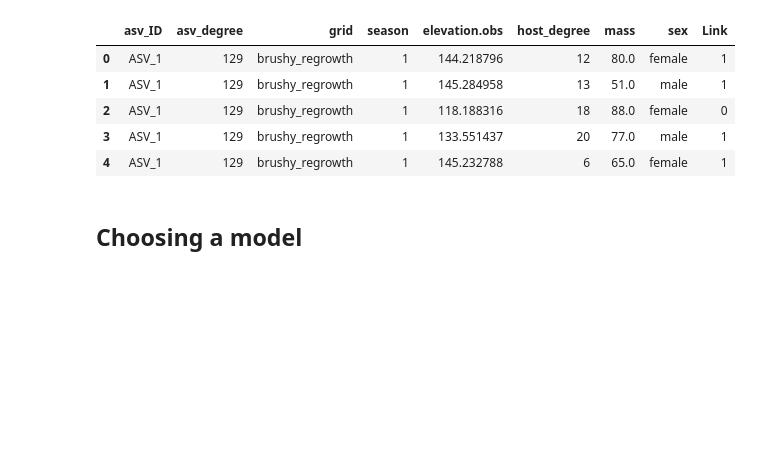
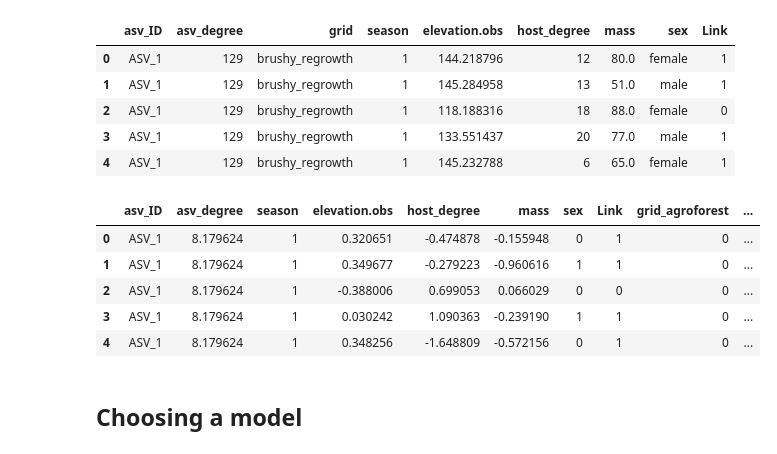
Before and after one commit to Ecological-Complexity-Lab/link_prediction_project, a Jupyter notebook: MLmodel.ipynb, the cells around one changed output. Drawn from its saved outputs; the diff is of its cells as text; code cells hidden in the pictures; blank space fills up the shorter version.

```diff
--- a/MLmodel.ipynb
+++ b/MLmodel.ipynb
@@ -42,15 +45,23 @@ df_mandena_filtered.head()
 # %%
 # Convert "sex" column to numeric
 df_mandena_filtered.loc[:, "sex"] = df_mandena_filtered["sex"].map({"female": 0, "male": 1})
 # Scale "mass", "asv_degree", "elevation.obs" and "host_degree" columns
 scaler = StandardScaler()
 df_mandena_filtered.loc[:, "mass"] = scaler.fit_transform(df_mandena_filtered[["mass"]])
 df_mandena_filtered.loc[:, "asv_degree"] = scaler.fit_transform(df_mandena_filtered[["asv_degree"]])
 df_mandena_filtered.loc[:, "elevation.obs"] = scaler.fit_transform(df_mandena_filtered[["elevation.obs"]])
 df_mandena_filtered.loc[:, "host_degree"] = scaler.fit_transform(df_mandena_filtered[["host_degree"]])
 
 # Get dummies for "grid" column
 df_mandena_filtered = pd.get_dummies(df_mandena_filtered, columns=["grid"], dtype="int", drop_first=True)
+df_mandena_filtered.head()
+# %% [output]
+|  | asv_ID | asv_degree | season | elevation.obs | host_degree | mass | sex | Link | grid_agroforest | ... |
+| 0 | ASV_1 | 8.179624 | 1 | 0.320651 | -0.474878 | -0.155948 | 0 | 1 | 0 | ... |
+| 1 | ASV_1 | 8.179624 | 1 | 0.349677 | -0.279223 | -0.960616 | 1 | 1 | 0 | ... |
+| 2 | ASV_1 | 8.179624 | 1 | -0.388006 | 0.699053 | 0.066029 | 0 | 0 | 0 | ... |
+| 3 | ASV_1 | 8.179624 | 1 | 0.030242 | 1.090363 | -0.239190 | 1 | 1 | 0 | ... |
+| 4 | ASV_1 | 8.179624 | 1 | 0.348256 | -1.648809 | -0.572156 | 0 | 1 | 0 | ... |
 # %% [markdown]
 ## Choosing a model
 # %%
```
Also changed, not shown: parts of 15 cells of this notebook.
